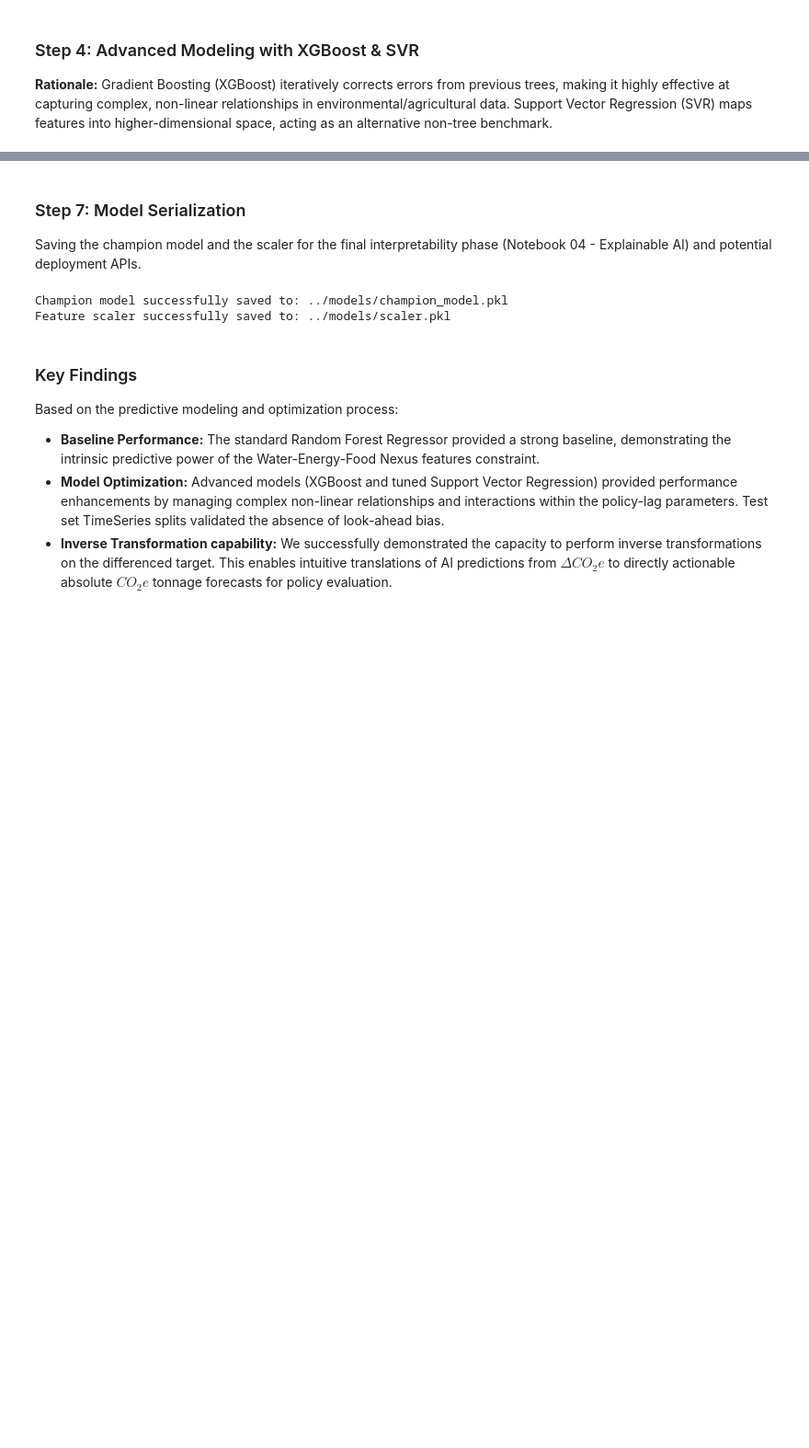
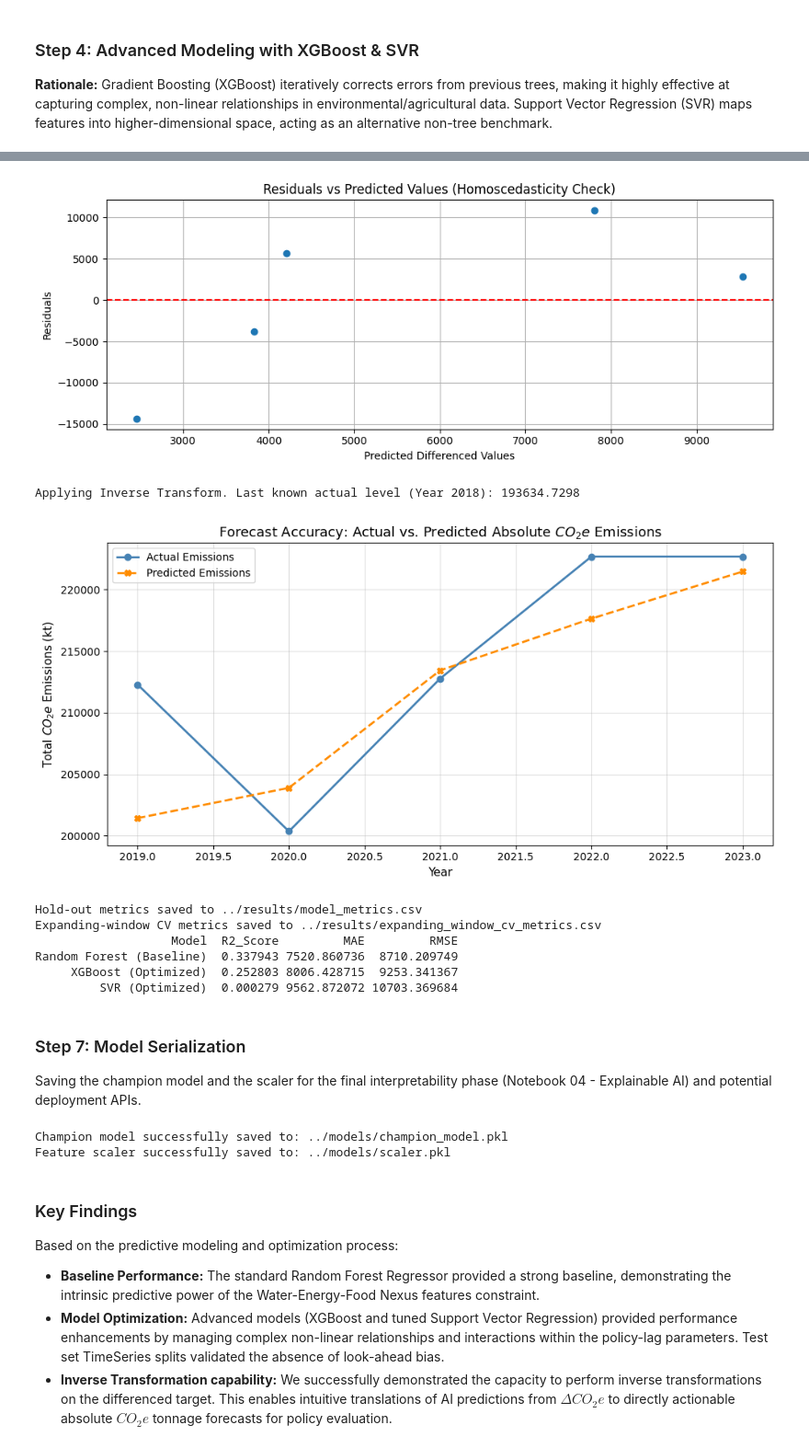
Before and after one commit to prakash-ukhalkar/India-Agri-Carbon-Prediction, a Jupyter notebook: notebooks/03_Predictive_Modeling_and_Optimization.ipynb, the cells around one changed output, grey strips where cells are left out. Shown at 92% size. Drawn from its saved outputs; the diff is of its cells as text; code cells hidden in the pictures; blank space fills up the shorter version.

Commit message:
NB03 Predictive Modeling and Optimization

```diff
--- a/notebooks/03_Predictive_Modeling_and_Optimization.ipynb
+++ b/notebooks/03_Predictive_Modeling_and_Optimization.ipynb
@@ -62,8 +62,8 @@ Data Loaded: (31, 22)
 TARGET_COL = 'Target_Total_CO2e_diff' if 'Target_Total_CO2e_diff' in df.columns else 'Target_Total_CO2e'
 
 # Separate features from targets
-# Also, we explicitly remove Target_Total_CO2e if we are predicting Target_Total_CO2e_diff to prevent leakage
-drop_cols = ['Target_Total_CO2e', 'Target_Total_CO2e_diff']
+# Also, we explicitly remove Target_Total_CO2e and target-derived variables to prevent leakage
+drop_cols = ['Target_Total_CO2e', 'Target_Total_CO2e_diff', 'Emission_Intensity_Land', 'Emission_Intensity_Land_diff']
 X = df.drop(columns=[col for col in drop_cols if col in df.columns], errors='ignore')
 X = X.select_dtypes(include=[np.number])
 y = df[TARGET_COL]
@@ -297,3 +425,72 @@ Random Forest (Baseline) -0.372050 10930.341921 12539.089658
+# %%
+RESULTS_DIR = '../results/'
+os.makedirs(RESULTS_DIR, exist_ok=True)
+
+# Residual Analysis Plot
+residuals = y_test.values - champion_preds
+plt.figure(figsize=(10, 4))
+plt.scatter(champion_preds, residuals)
+plt.axhline(0, color='r', linestyle='--')
+plt.title("Residuals vs Predicted Values (Homoscedasticity Check)")
+plt.xlabel("Predicted Differenced Values")
+plt.ylabel("Residuals")
+plt.grid(True)
+plt.tight_layout()
+plt.savefig(os.path.join(RESULTS_DIR, 'residuals_plot.png'), dpi=150, bbox_inches='tight')
+plt.show()
+
+# --- INVERSE TRANSFORMATION ---
+last_train_index = y_train.index[-1]
+last_actual_value = df.loc[last_train_index, 'Target_Total_CO2e']
+
+print(f"Applying Inverse Transform. Last known actual level (Year {last_train_index}): {last_actual_value:.4f}")
+
+predicted_absolute_levels = np.cumsum(champion_preds) + last_actual_value
+actual_absolute_levels = df.loc[y_test.index, 'Target_Total_CO2e'].values
+
+fig, ax = plt.subplots(figsize=(10, 5))
+ax.plot(y_test.index, actual_absolute_levels, label='Actual Emissions', color='steelblue', marker='o', linewidth=2)
+ax.plot(y_test.index, predicted_absolute_levels, label='Predicted Emissions', color='darkorange', marker='X', linestyle='--', linewidth=2)
+ax.set_title("Forecast Accuracy: Actual vs. Predicted Absolute $CO_2e$ Emissions", fontsize=13)
+ax.set_xlabel("Year", fontsize=11)
+ax.set_ylabel("Total $CO_2e$ Emissions (kt)", fontsize=11)
+ax.legend(fontsize=10)
+ax.grid(True, alpha=0.4)
+plt.tight_layout()
+plt.savefig(os.path.join(RESULTS_DIR, 'actual_vs_predicted_absolute.png'), dpi=150, bbox_inches='tight')
+plt.show()
+
+# Save hold-out model metrics
+metrics_df = pd.DataFrame({
+    'Model': ['Random Forest (Baseline)', 'XGBoost (Optimized)', 'SVR (Optimized)'],
+    'R2_Score': [rf_r2, xgb_r2, svr_r2],
+    'MAE': [rf_mae, xgb_mae, svr_mae],
+    'RMSE': [rf_rmse, xgb_rmse, svr_rmse]
+}).sort_values(by='RMSE').reset_index(drop=True)
+metrics_df.to_csv(os.path.join(RESULTS_DIR, 'model_metrics.csv'), index=False)
+
+# Save expanding-window CV metrics with CIs (using champion variables from cell 10)
+cv_metrics = pd.DataFrame({
+    'Metric': ['RMSE', 'R2', 'MAE', 'RMSE_CI_lower', 'RMSE_CI_upper', 'R2_CI_lower', 'R2_CI_upper',
+               'n_folds', 'min_train_window', 'permutation_p_value'],
+    'Value': [champion_rmse, champion_r2, champion_mae, rmse_ci[0], rmse_ci[1], r2_ci[0], r2_ci[1],
+              len(champion_years), MIN_TRAIN_WINDOW, perm_p_value]
+})
+cv_metrics.to_csv(os.path.join(RESULTS_DIR, 'expanding_window_cv_metrics.csv'), index=False)
+
+print(f"\nHold-out metrics saved to {RESULTS_DIR}model_metrics.csv")
+print(f"Expanding-window CV metrics saved to {RESULTS_DIR}expanding_window_cv_metrics.csv")
+print(metrics_df.to_string(index=False))
+# %% [output]
+[figure, added]
+Applying Inverse Transform. Last known actual level (Year 2018): 193634.7298
+[figure, added]
+Hold-out metrics saved to ../results/model_metrics.csv
+Expanding-window CV metrics saved to ../results/expanding_window_cv_metrics.csv
+                   Model  R2_Score         MAE         RMSE
+Random Forest (Baseline)  0.337943 7520.860736  8710.209749
+     XGBoost (Optimized)  0.252803 8006.428715  9253.341367
+         SVR (Optimized)  0.000279 9562.872072 10703.369684
 # %% [markdown]
 ### Step 7: Model Serialization
 Saving the champion model and the scaler for the final interpretability phase (Notebook 04 - Explainable AI) and potential deployment APIs.
```
Also changed, not shown: parts of 12 cells of this notebook.
